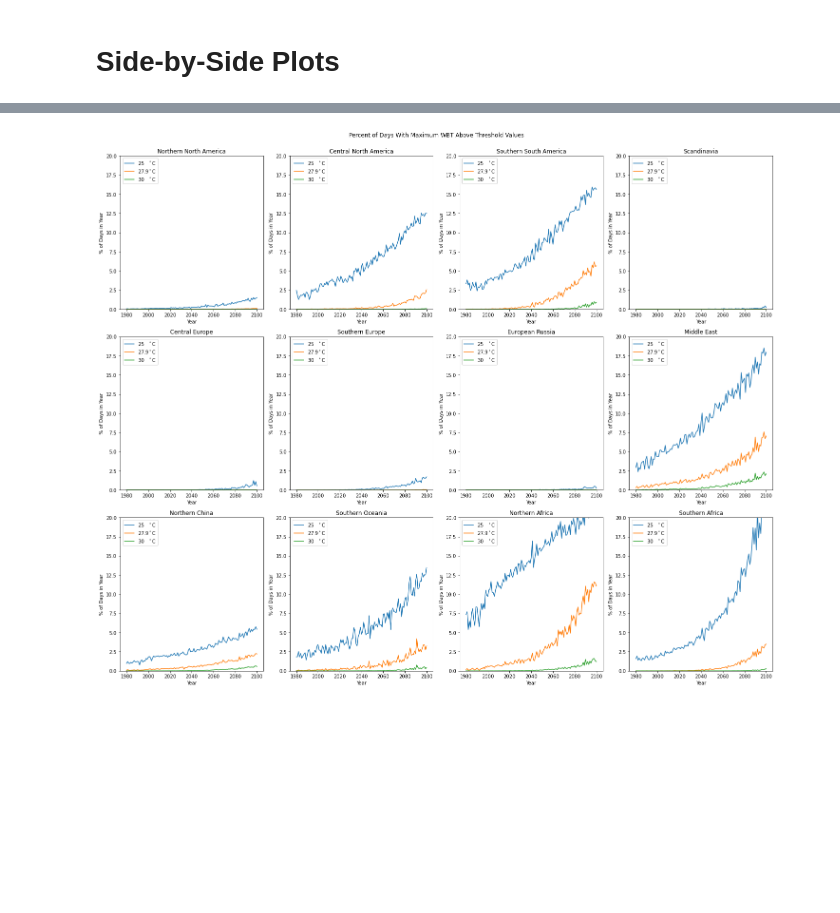
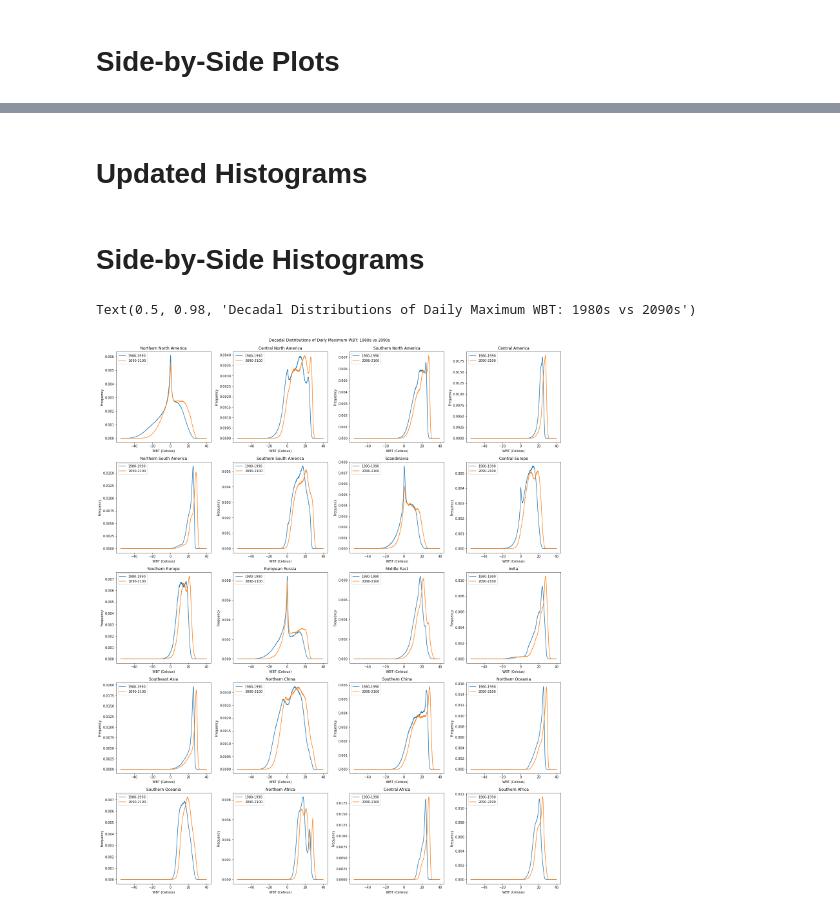
Before and after one commit to KYan19/pei, a Jupyter notebook: notebooks/4.5_WBTBinning.ipynb, the cells around one changed output, grey strips where cells are left out. Cells and saved outputs as stored; diff of their text form; code cells hidden in the pictures; blank space fills up the shorter version.

Commit message:
Remaking histograms; rolling mean time series

```diff
--- a/notebooks/4.5_WBTBinning.ipynb
+++ b/notebooks/4.5_WBTBinning.ipynb
@@ -43,7 +47,7 @@ regions = ['Northern North America','Central North America','Southern North Amer
           'Northern Africa','Central Africa','Southern Africa']
 
 # Create figure and axes
-fig, axs = plt.subplots(figsize=(20,24),nrows=5,ncols=4)
+fig, axs = plt.subplots(figsize=(20,24),nrows=5,ncols=4,constrained_layout=True)
 
 # Running counter to determine axis
 index = 0
@@ -58,6 +62,6 @@ for region in regions:
     ax.set_ylim(0,75)
     ax.set_title(region)
 
-fig.suptitle('Percent of Days With Maximum WBT Above Threshold Values',y=1.02)
-plt.tight_layout()
+fig.suptitle('Percent of Days With Maximum WBT Above Threshold Values')
+fig.savefig('alltimeseries.png')
 # %% [output]
@@ -67,26 +135,52 @@ plt.tight_layout()
+# %% [markdown]
+# Updated Histograms
+# %%
+def hist(region,ds,ax):
+    # Get data for region
+    ds_region = ds[region]
+
+    # Sum distributions over relevant decades
+    ds_1980 = ds_region.sel(year = slice(1980,1989)).sum(['ensemble','year'])
+    ds_2090 = ds_region.sel(year = slice(2090,2099)).sum(['ensemble','year'])
+
+    # Normalize data to get PDF
+    ds_1980 = ds_1980/ds_1980.sum()
+    ds_2090 = ds_2090/ds_2090.sum()
+
+    # Plot distributions
+    ds_1980.plot(ax=ax)
+    ds_2090.plot(ax=ax)
+
+    # Set labels
+    ax.set_xlabel('WBT (Celsius)')
+    ax.set_ylabel('Frequency')
+    ax.legend(['1980-1990','2090-2100'], loc='upper left')
+# %% [markdown]
+# Side-by-Side Histograms
 # %%
-regions = ['Northern North America','Central North America',
-          'Southern South America','Scandinavia','Central Europe','Southern Europe','European Russia',
-          'Middle East','Northern China','Southern Oceania',
-          'Northern Africa','Southern Africa']
+regions = ['Northern North America','Central North America','Southern North America',
+          'Central America','Northern South America','Southern South America',
+          'Scandinavia','Central Europe','Southern Europe','European Russia',
+          'Middle East','India','Southeast Asia','Northern China','Southern China',
+          'Northern Oceania','Southern Oceania',
+          'Northern Africa','Central Africa','Southern Africa']
 
 # Create figure and axes
-fig, axs = plt.subplots(figsize=(20,16),nrows=3,ncols=4)
+fig, axs = plt.subplots(figsize=(20,24),nrows=5,ncols=4,constrained_layout=True)
 
 # Running counter to determine axis
 index = 0
 
 # Loop through regions
 for region in regions:
     # Get correct axis
     ax = axs[int(index/4)][index%4]
     index+=1
 
-    plot_thres3(region,ds,ax)
-    ax.set_ylim(0,20)
+    hist(region,ds,ax)
     ax.set_title(region)
 
-fig.suptitle('Percent of Days With Maximum WBT Above Threshold Values',y=1.02)
-plt.tight_layout()
+fig.suptitle('Decadal Distributions of Daily Maximum WBT: 1980s vs 2090s')
 # %% [output]
+Text(0.5, 0.98, 'Decadal Distributions of Daily Maximum WBT: 1980s vs 2090s')
-[figure, old version]
+[figure, new version]
```
Also changed, not shown: parts of 12 cells of this notebook.
